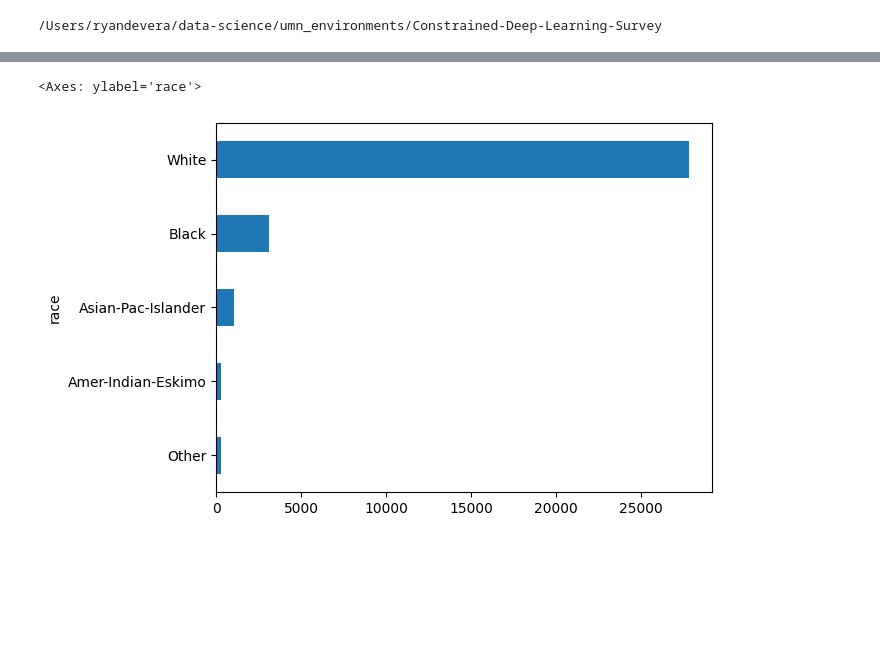
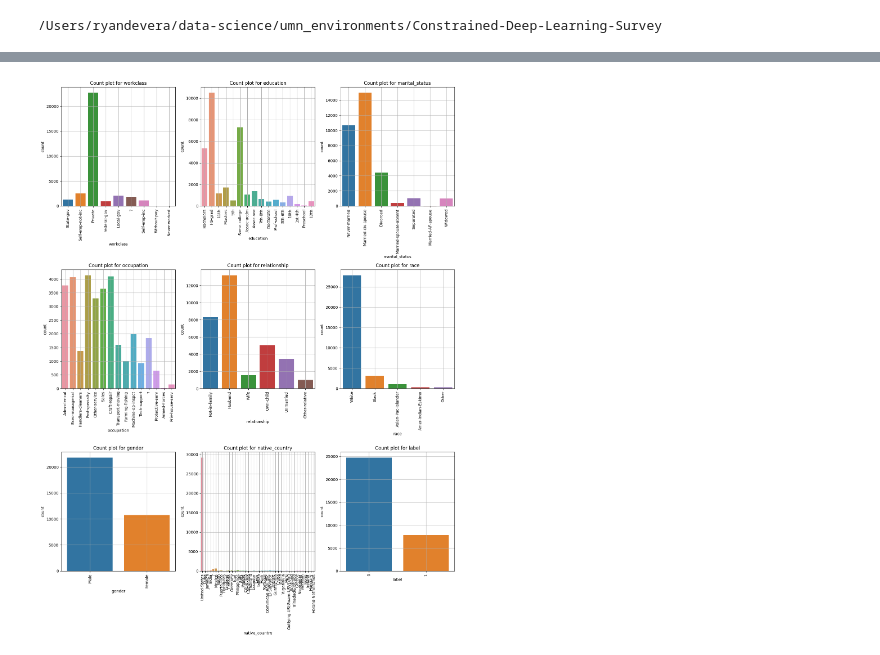
Before and after one commit to sun-umn/Constrained-Deep-Learning-Survey, a Jupyter notebook: notebooks/Adult-Dataset.ipynb, the cells around one changed output, grey strips where cells are left out. Drawn from its saved outputs; the diff is of its cells as text; code cells hidden in the pictures; blank space fills up the shorter version.

```diff
--- a/notebooks/Adult-Dataset.ipynb
+++ b/notebooks/Adult-Dataset.ipynb
@@ -66,8 +70,8 @@ test_df = pd.read_csv(test_filename, names=COLUMNS, skipinitialspace=True, skipr
 # Create the label column - the label is for the income bracket column
 # and we identify anyone who makes over $50k
 train_df[LABEL_COLUMN] = (
-    train_df['income_bracket'].apply(lambda x: x == '>50K')
+    train_df['income_bracket'].apply(lambda x: '>50K' in x)
 ).astype(int)
 test_df[LABEL_COLUMN] = (
-    test_df['income_bracket'].apply(lambda x: x == '>50K')
+    test_df['income_bracket'].apply(lambda x: '>50K' in x)
 ).astype(int)
@@ -74,7 +97,18 @@ test_df[LABEL_COLUMN] = (
 # %%
-# Let's look at some of the general patterns against the label of race and gender
-# we want to explore fairness
-train_df['race'].value_counts().sort_values().plot(kind='barh')
+fig, axes = plt.subplots(3, 3, figsize=(15, 20))
+axes = axes.flatten()
+
+# categorial feature columns
+features = CATEGORICAL_COLUMNS + [LABEL_COLUMN]
+
+for ax, feature in zip(axes, features):
+    # Let's look at some of the general patterns against the label of race and gender
+    # we want to explore fairness
+    g = sns.countplot(data=train_df, x=feature, ax=ax)
+    ax.tick_params(axis='x', rotation=90)
+    ax.grid()
+    ax.set_title(f'Count plot for {feature}')
+
+fig.tight_layout()
 # %% [output]
-<Axes: ylabel='race'>
-[figure, old version]
+[figure, new version]
```
Also changed, not shown: parts of 26 cells of this notebook, 8 other files.
